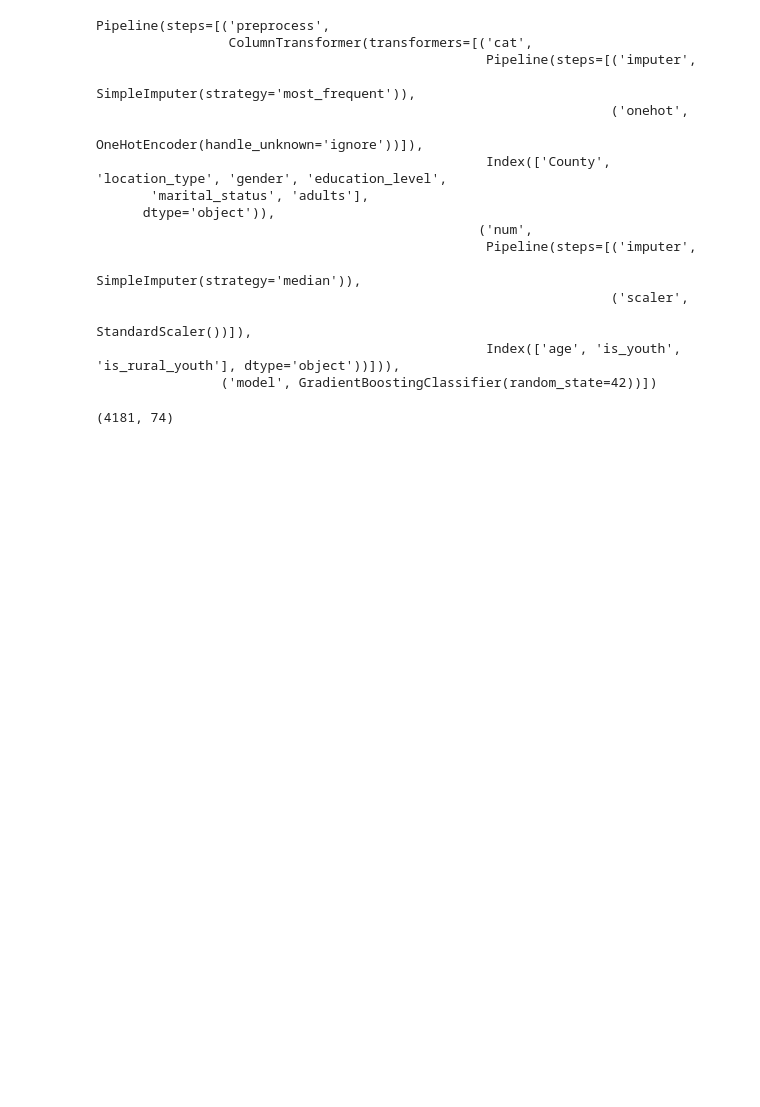
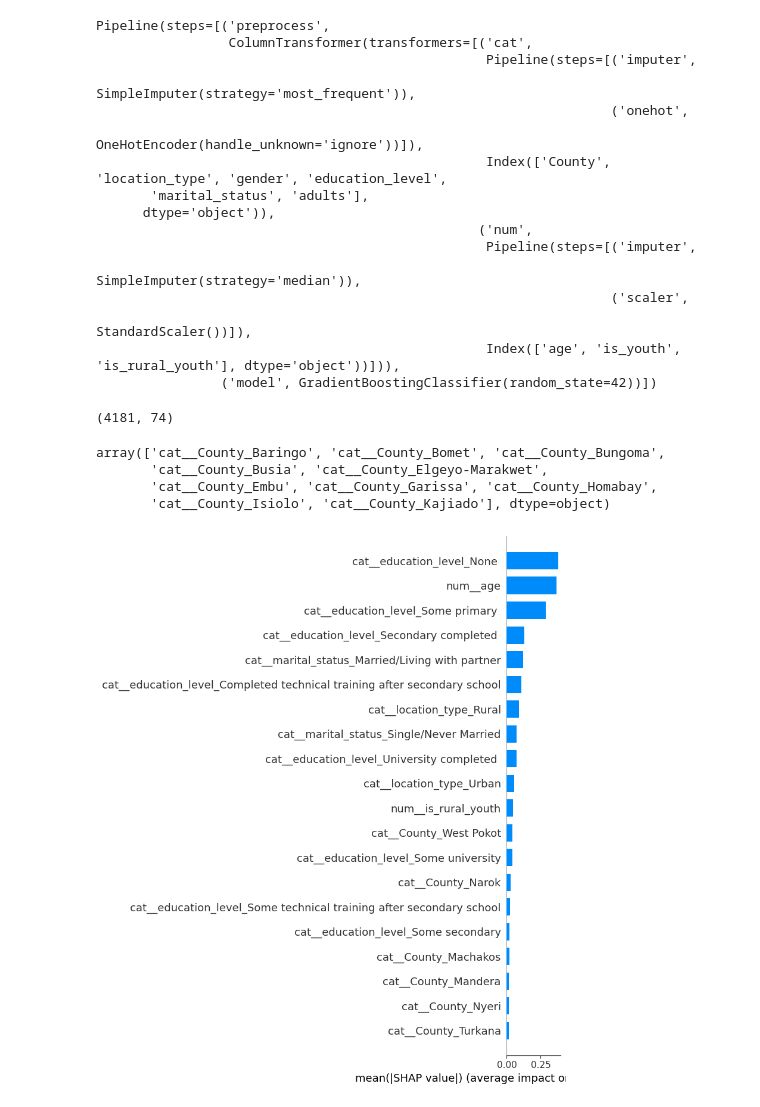
Before and after one commit to ChairoSolutions/Kenya-financial-inclusion-risk, a Jupyter notebook: notebooks/notebook-05_shap_explainability.ipynb, the cells around one changed output. Cells and saved outputs as stored; diff of their text form; code cells hidden in the pictures; blank space fills up the shorter version.

Commit message:
Visualize SHAP feature importance rankings

```diff
--- a/notebooks/notebook-05_shap_explainability.ipynb
+++ b/notebooks/notebook-05_shap_explainability.ipynb
@@ -684,3 +684,12 @@ X_sample_transformed = X_sample_transformed.toarray()
 X_sample_transformed = X_sample_transformed.astype(np.float64)
 # %%
 shap_values = explainer.shap_values(X_sample_transformed)
+# %%
+feature_names = preprocessor.get_feature_names_out()
+
+feature_names[:10]
+# %% [output]
+array(['cat__County_Baringo', 'cat__County_Bomet', 'cat__County_Bungoma',
+       'cat__County_Busia', 'cat__County_Elgeyo-Marakwet',
+       'cat__County_Embu', 'cat__County_Garissa', 'cat__County_Homabay',
+       'cat__County_Isiolo', 'cat__County_Kajiado'], dtype=object)
@@ -686,0 +701,9 @@ shap_values = explainer.shap_values(X_sample_transformed)
+# %%
+shap.summary_plot(
+    shap_values,
+    X_sample_transformed,
+    feature_names=feature_names,
+    plot_type="bar"
+)
+# %% [output]
+[figure, added]
```
Also changed, not shown: parts of 1 cell of this notebook.
